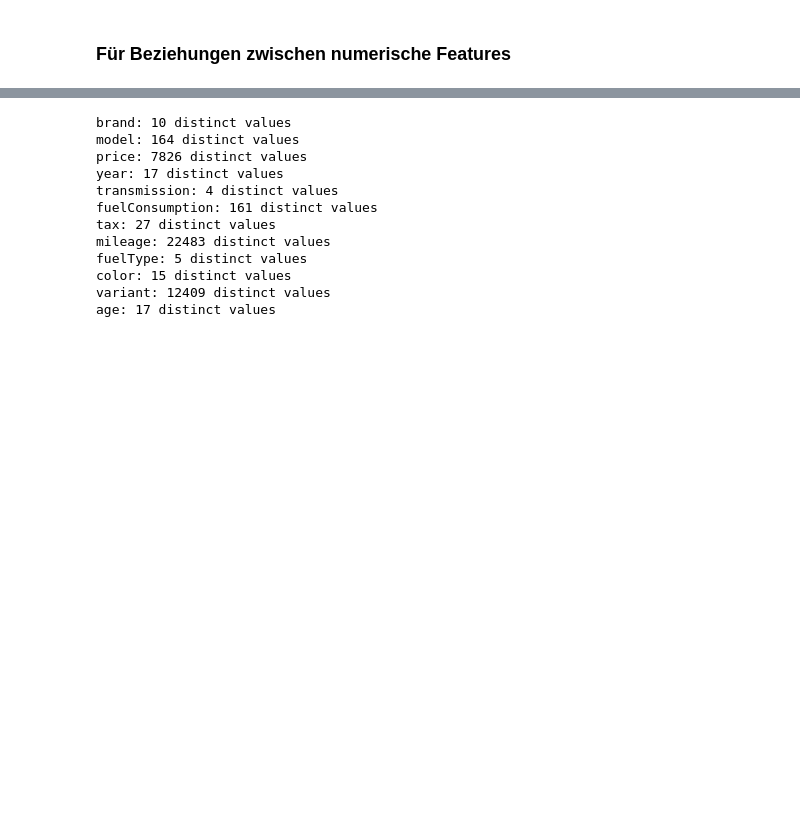
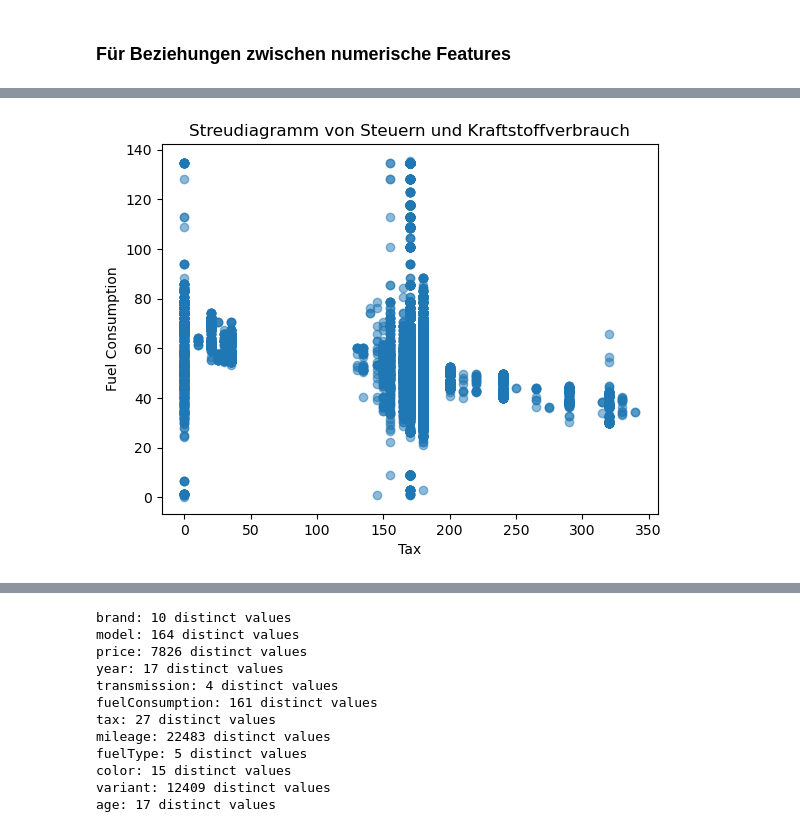
Before and after one commit to aykansandal/MDAProjekt, a Jupyter notebook: scrape copy.ipynb, the cells around one changed output, grey strips where cells are left out. Saved outputs shown, nothing was run; the diff lists cells and outputs as text; code cells hidden in the pictures; blank space fills up the shorter version.

```diff
--- a/scrape copy.ipynb
+++ b/scrape copy.ipynb
@@ -543,0 +524,8 @@ plt.show()
+# %%
+plt.scatter(x=df['tax'], y=df['fuelConsumption'], alpha=0.5)
+plt.title('Streudiagramm von Steuern und Kraftstoffverbrauch')
+plt.xlabel('Tax')
+plt.ylabel('Fuel Consumption')
+plt.show()
+# %% [output]
+[figure, added]
```
Also changed, not shown: parts of 55 cells of this notebook.
